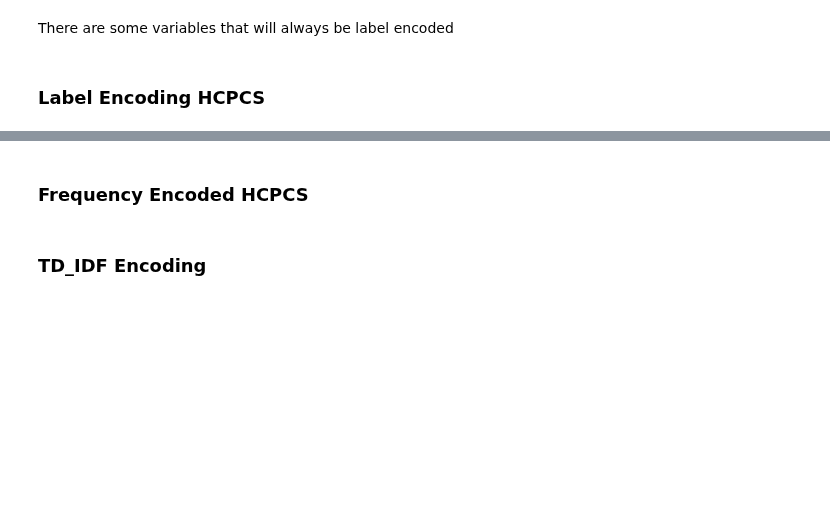
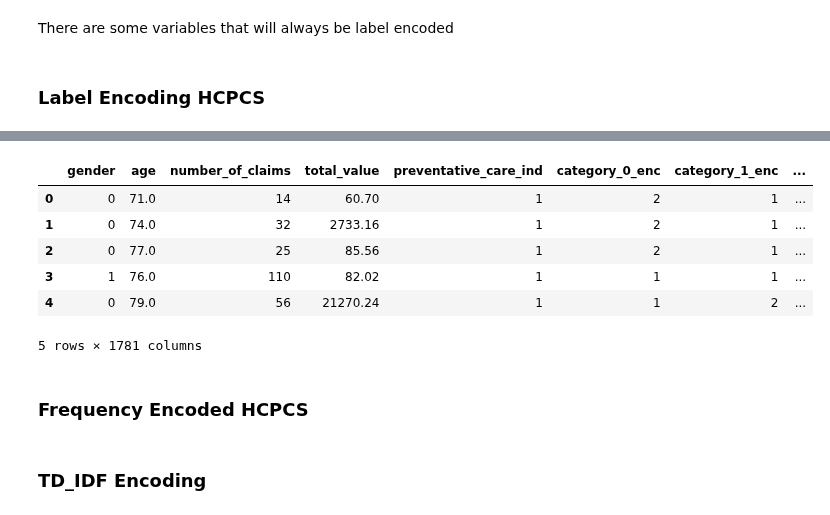
Before and after one commit to martza87/siads_696_mII, a Jupyter notebook: src/04_create_unsupervised_features.ipynb, the cells around one changed output, grey strips where cells are left out. Drawn from its saved outputs; the diff is of its cells as text; code cells hidden in the pictures; blank space fills up the shorter version.

```diff
--- a/src/04_create_unsupervised_features.ipynb
+++ b/src/04_create_unsupervised_features.ipynb
@@ -278,6 +285,16 @@ drop_ls = list(category_cols) + list(desc_cols) + list(hcpcs_cols) + ['patient_m
 df_lab_enc = df_lab_enc.drop(drop_ls, axis = 1)
 # %%
 df_lab_enc.to_pickle("../data/clean/patient_level_lab_enc.pkl")
+# %%
+df_lab_enc.head()
+# %% [output]
+|  | gender | age | number_of_claims | total_value | preventative_care_ind | category_0_enc | category_1_enc | ... |
+| 0 | 0 | 71.0 | 14 | 60.70 | 1 | 2 | 1 | ... |
+| 1 | 0 | 74.0 | 32 | 2733.16 | 1 | 2 | 1 | ... |
+| 2 | 0 | 77.0 | 25 | 85.56 | 1 | 2 | 1 | ... |
+| 3 | 1 | 76.0 | 110 | 82.02 | 1 | 1 | 1 | ... |
+| 4 | 0 | 79.0 | 56 | 21270.24 | 1 | 1 | 2 | ... |
+5 rows × 1781 columns
 # %% [markdown]
 ### Frequency Encoded HCPCS
 # %%
```
Also changed, not shown: parts of 11 cells of this notebook, 3 other files.
